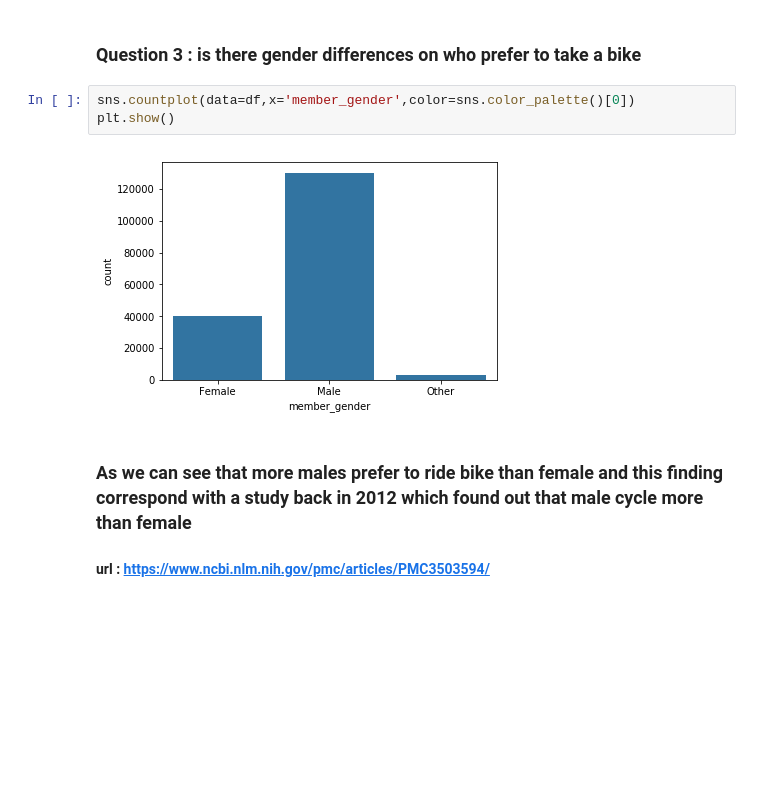
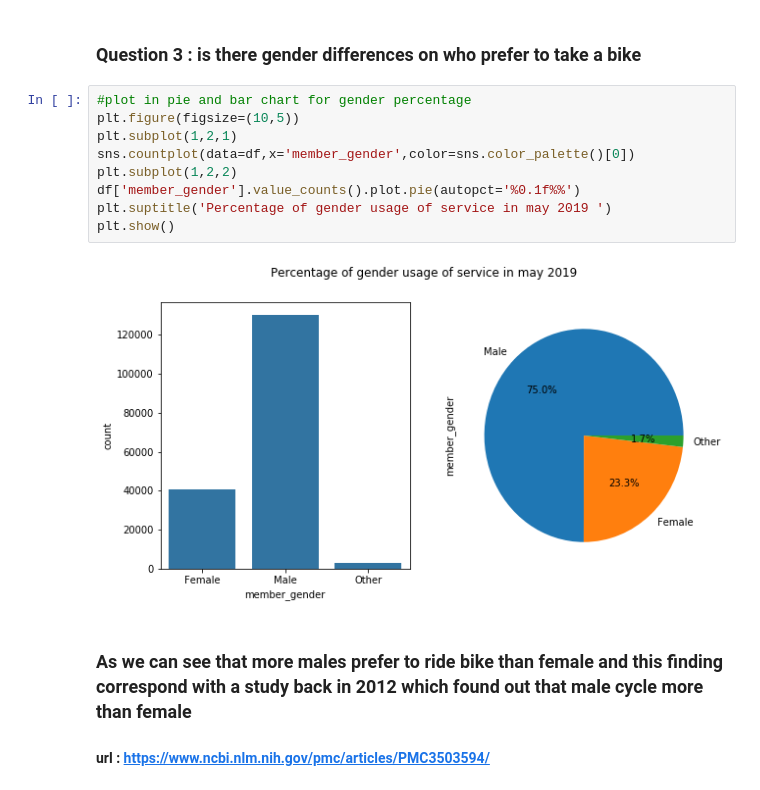
Before and after one commit to ZeadAlkhonein/FordGoBikeAnalysis, a Jupyter notebook: FordGoBikeAnalysis.ipynb, the cells around one changed output. Saved outputs shown, nothing was run; the diff lists cells and outputs as text; blank space fills up the shorter version.

```diff
--- a/FordGoBikeAnalysis.ipynb
+++ b/FordGoBikeAnalysis.ipynb
@@ -254,11 +264,17 @@ sns.countplot(data=df,x='Stage',color=sns.color_palette()[0])
 ### Here We can see that younger people tend to take bikes more than older people
 # %% [markdown]
 ### Question 3 : is there gender differences on who prefer to take a bike
-# %%
-sns.countplot(data=df,x='member_gender',color=sns.color_palette()[0])
-plt.show()
-# %% [output]
-[figure, removed]
+# %%
+#plot in pie and bar chart for gender percentage
+plt.figure(figsize=(10,5))
+plt.subplot(1,2,1)
+sns.countplot(data=df,x='member_gender',color=sns.color_palette()[0])
+plt.subplot(1,2,2)
+df['member_gender'].value_counts().plot.pie(autopct='%0.1f%%')
+plt.suptitle('Percentage of gender usage of service in may 2019 ')
+plt.show()
+# %% [output]
+[figure, added]
 # %% [markdown]
 ### As we can see that more males prefer to ride bike than female and this finding correspond with a study back in 2012 which found out that male cycle more than female
 #### url : https://www.ncbi.nlm.nih.gov/pmc/articles/PMC3503594/
```
Also changed, not shown: parts of 40 cells of this notebook, 2 other files.
